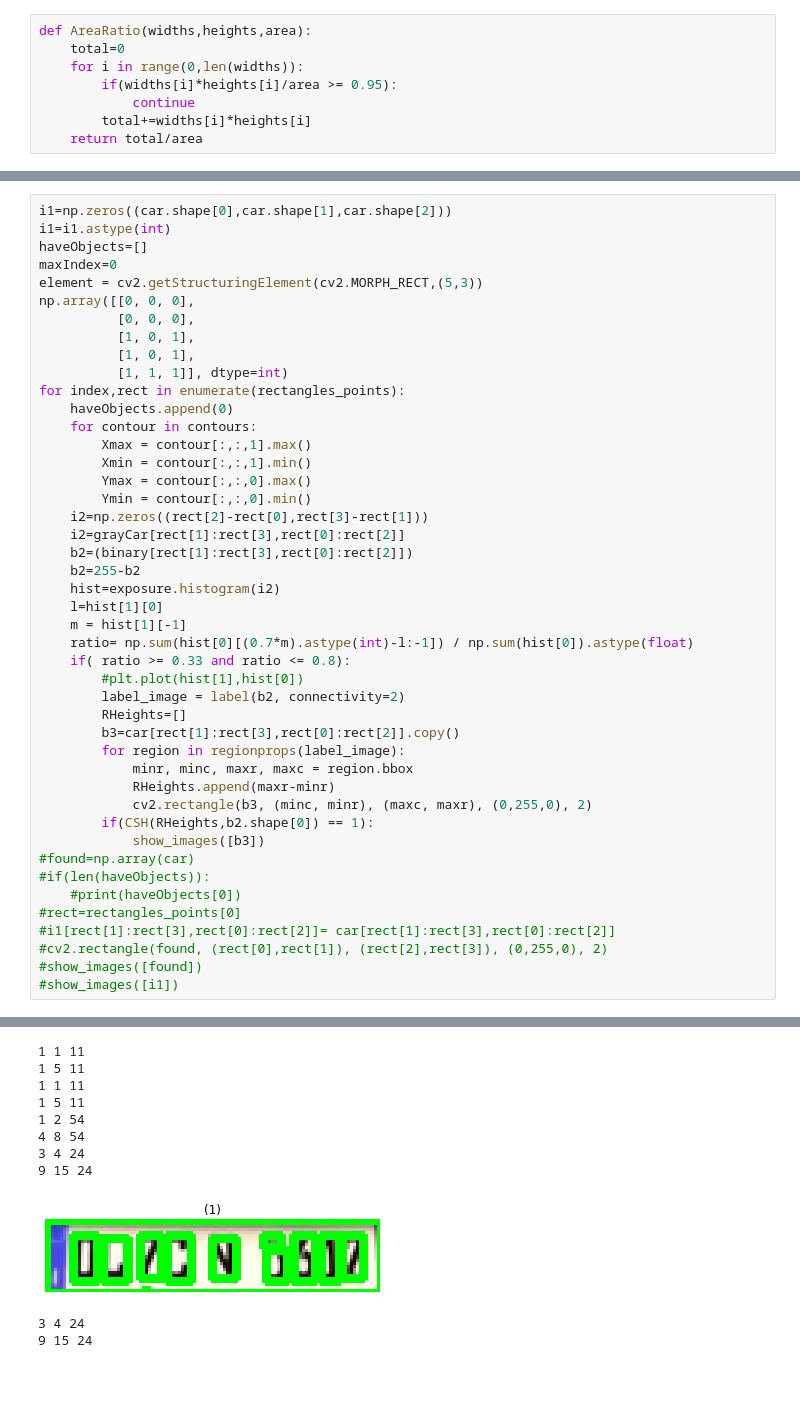
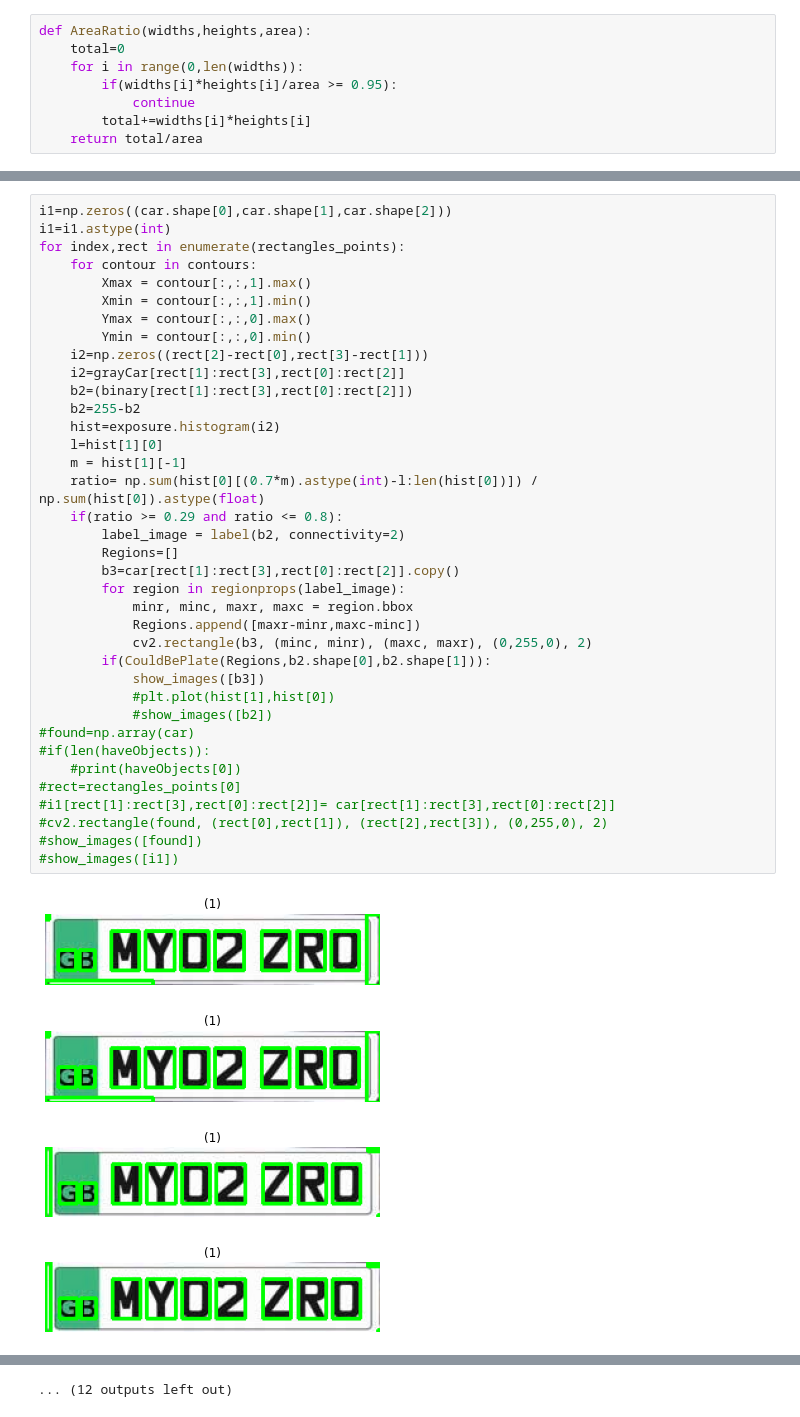
Before and after one commit to nadeenay/Car_Plate_Detection, a Jupyter notebook: Untitled.ipynb, the cells around one changed output, grey strips where cells are left out. Drawn from its saved outputs; the diff is of its cells as text; blank space fills up the shorter version.

```diff
--- a/Untitled.ipynb
+++ b/Untitled.ipynb
@@ -193,46 +235,42 @@ def houghForWidth(widths):
 # %%
 i1=np.zeros((car.shape[0],car.shape[1],car.shape[2]))
 i1=i1.astype(int)
-haveObjects=[]
-maxIndex=0
-element = cv2.getStructuringElement(cv2.MORPH_RECT,(5,3))
-np.array([[0, 0, 0],
-          [0, 0, 0],
-          [1, 0, 1],
-          [1, 0, 1],
-          [1, 1, 1]], dtype=int)
 for index,rect in enumerate(rectangles_points):
-    haveObjects.append(0)
     for contour in contours:
         Xmax = contour[:,:,1].max()
         Xmin = contour[:,:,1].min()
         Ymax = contour[:,:,0].max()
         Ymin = contour[:,:,0].min()
     i2=np.zeros((rect[2]-rect[0],rect[3]-rect[1]))
     i2=grayCar[rect[1]:rect[3],rect[0]:rect[2]]
     b2=(binary[rect[1]:rect[3],rect[0]:rect[2]])
     b2=255-b2
     hist=exposure.histogram(i2)
     l=hist[1][0]
     m = hist[1][-1]
-    ratio= np.sum(hist[0][(0.7*m).astype(int)-l:-1]) / np.sum(hist[0]).astype(float)
-    if( ratio >= 0.33 and ratio <= 0.8):
-        #plt.plot(hist[1],hist[0])
+    ratio= np.sum(hist[0][(0.7*m).astype(int)-l:len(hist[0])]) / np.sum(hist[0]).astype(float)
+    if(ratio >= 0.29 and ratio <= 0.8):
         label_image = label(b2, connectivity=2)
-        RHeights=[]
+        Regions=[]
         b3=car[rect[1]:rect[3],rect[0]:rect[2]].copy()
         for region in regionprops(label_image):
             minr, minc, maxr, maxc = region.bbox
-            RHeights.append(maxr-minr)
+            Regions.append([maxr-minr,maxc-minc])
             cv2.rectangle(b3, (minc, minr), (maxc, maxr), (0,255,0), 2)
-        if(CSH(RHeights,b2.shape[0]) == 1):
+        if(CouldBePlate(Regions,b2.shape[0],b2.shape[1])):
             show_images([b3])
+            #plt.plot(hist[1],hist[0])
+            #show_images([b2])
 #found=np.array(car)
 #if(len(haveObjects)):
     #print(haveObjects[0])
 #rect=rectangles_points[0]
 #i1[rect[1]:rect[3],rect[0]:rect[2]]= car[rect[1]:rect[3],rect[0]:rect[2]]
 #cv2.rectangle(found, (rect[0],rect[1]), (rect[2],rect[3]), (0,255,0), 2)
 #show_images([found])
 #show_images([i1])
 # %% [output]
+[figure, new version]
+[figure, new version]
+[figure, added]
+[figure, added]
@@ -239,11 +285 @@ for index,rect in enumerate(rectangles_points):
-1 1 11
-1 5 11
-1 1 11
-1 5 11
-1 2 54
-4 8 54
-3 4 24
-9 15 24
+... (12 outputs left out)
-[figure, old version]
-3 4 24
-9 15 24
```
Also changed, not shown: parts of 13 cells of this notebook, 1 other file.
